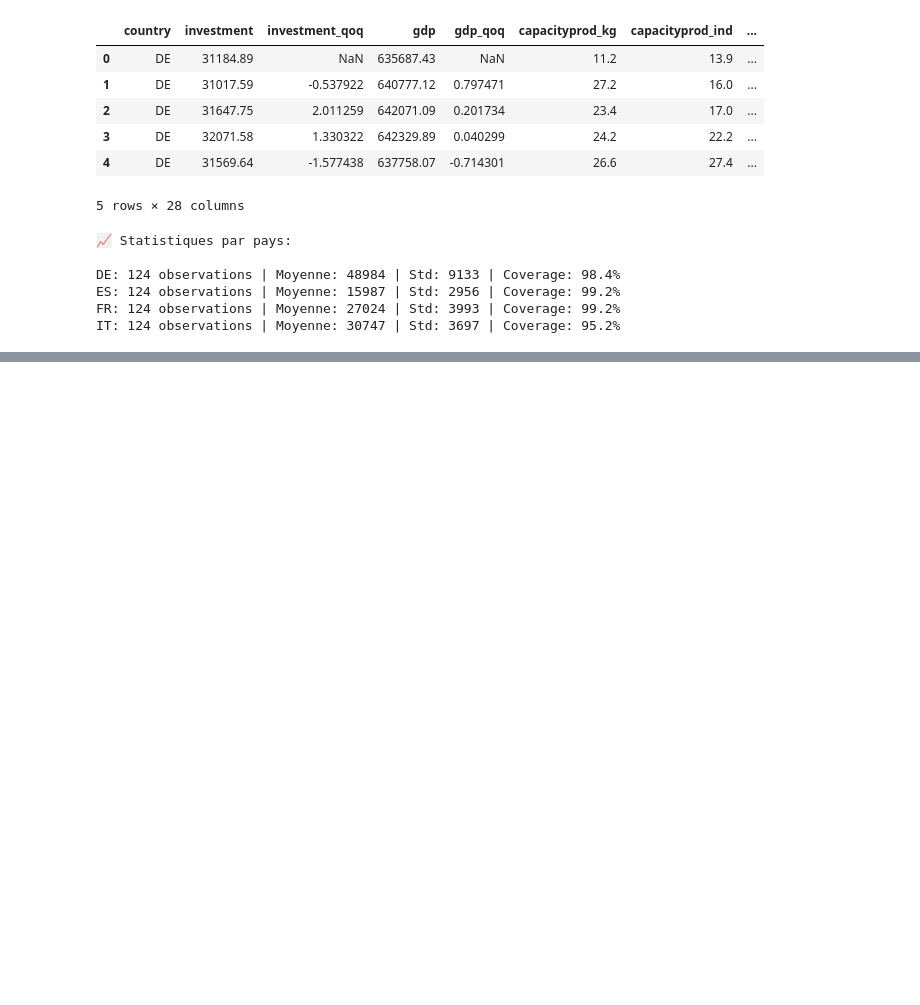
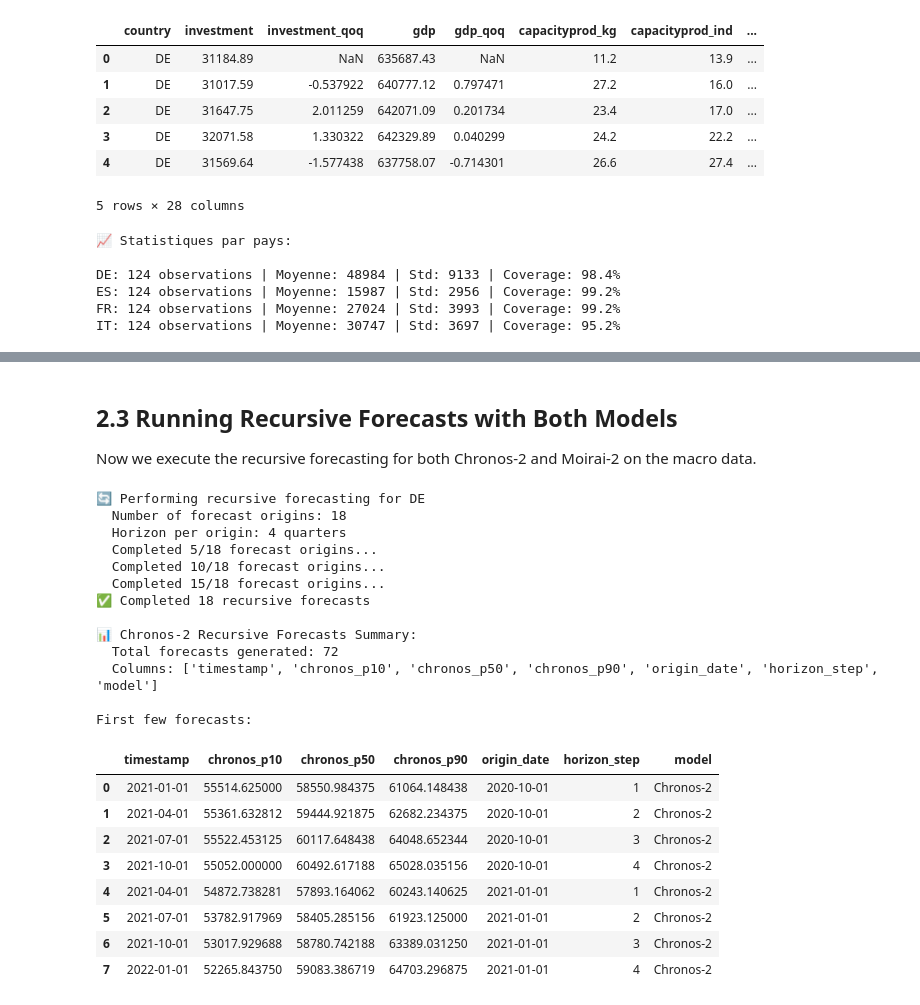
Before and after one commit to malcouffe/ECB-Forecasting, a Jupyter notebook: notebooks/recursive_forecasting.ipynb, the cells around one changed output, grey strips where cells are left out. Drawn from its saved outputs; the diff is of its cells as text; code cells hidden in the pictures; blank space fills up the shorter version.

```diff
--- a/notebooks/recursive_forecasting.ipynb
+++ b/notebooks/recursive_forecasting.ipynb
@@ -1844,0 +498,46 @@ Les quantiles intermédiaires (0.2, 0.3, 0.4, 0.6, 0.7, 0.8) sont interpolés li
+# %% [markdown]
+## 2.3 Running Recursive Forecasts with Both Models
+
+Now we execute the recursive forecasting for both Chronos-2 and Moirai-2 on the macro data.
+# %%
+# Execute recursive forecasting with Chronos-2
+recursive_chronos_forecasts = recursive_forecast_chronos(
+    full_df=df_full,
+    country=RECURSIVE_COUNTRY,
+    start_date=RECURSIVE_START_DATE,
+    end_date=RECURSIVE_END_DATE,
+    horizon=RECURSIVE_HORIZON,
+    quantile_levels=QUANTILE_LEVELS,
+    id_column=ID_COLUMN,
+    timestamp_column=TIMESTAMP_COLUMN,
+    target_column=TARGET_COLUMN
+)
+
+print(f"\n📊 Chronos-2 Recursive Forecasts Summary:")
+print(f"  Total forecasts generated: {len(recursive_chronos_forecasts)}")
+print(f"  Columns: {list(recursive_chronos_forecasts.columns)}")
+print(f"\nFirst few forecasts:")
+recursive_chronos_forecasts.head(8)
+# %% [output]
+🔄 Performing recursive forecasting for DE
+  Number of forecast origins: 18
+  Horizon per origin: 4 quarters
+  Completed 5/18 forecast origins...
+  Completed 10/18 forecast origins...
+  Completed 15/18 forecast origins...
+✅ Completed 18 recursive forecasts
+
+📊 Chronos-2 Recursive Forecasts Summary:
+  Total forecasts generated: 72
+  Columns: ['timestamp', 'chronos_p10', 'chronos_p50', 'chronos_p90', 'origin_date', 'horizon_step', 'model']
+
+First few forecasts:
+|  | timestamp | chronos_p10 | chronos_p50 | chronos_p90 | origin_date | horizon_step | model |
+| 0 | 2021-01-01 | 55514.625000 | 58550.984375 | 61064.148438 | 2020-10-01 | 1 | Chronos-2 |
+| 1 | 2021-04-01 | 55361.632812 | 59444.921875 | 62682.234375 | 2020-10-01 | 2 | Chronos-2 |
+| 2 | 2021-07-01 | 55522.453125 | 60117.648438 | 64048.652344 | 2020-10-01 | 3 | Chronos-2 |
+| 3 | 2021-10-01 | 55052.000000 | 60492.617188 | 65028.035156 | 2020-10-01 | 4 | Chronos-2 |
+| 4 | 2021-04-01 | 54872.738281 | 57893.164062 | 60243.140625 | 2021-01-01 | 1 | Chronos-2 |
+| 5 | 2021-07-01 | 53782.917969 | 58405.285156 | 61923.125000 | 2021-01-01 | 2 | Chronos-2 |
+| 6 | 2021-10-01 | 53017.929688 | 58780.742188 | 63389.031250 | 2021-01-01 | 3 | Chronos-2 |
+| 7 | 2022-01-01 | 52265.843750 | 59083.386719 | 64703.296875 | 2021-01-01 | 4 | Chronos-2 |
```
Also changed, not shown: parts of 83 cells of this notebook, 6 other files.
